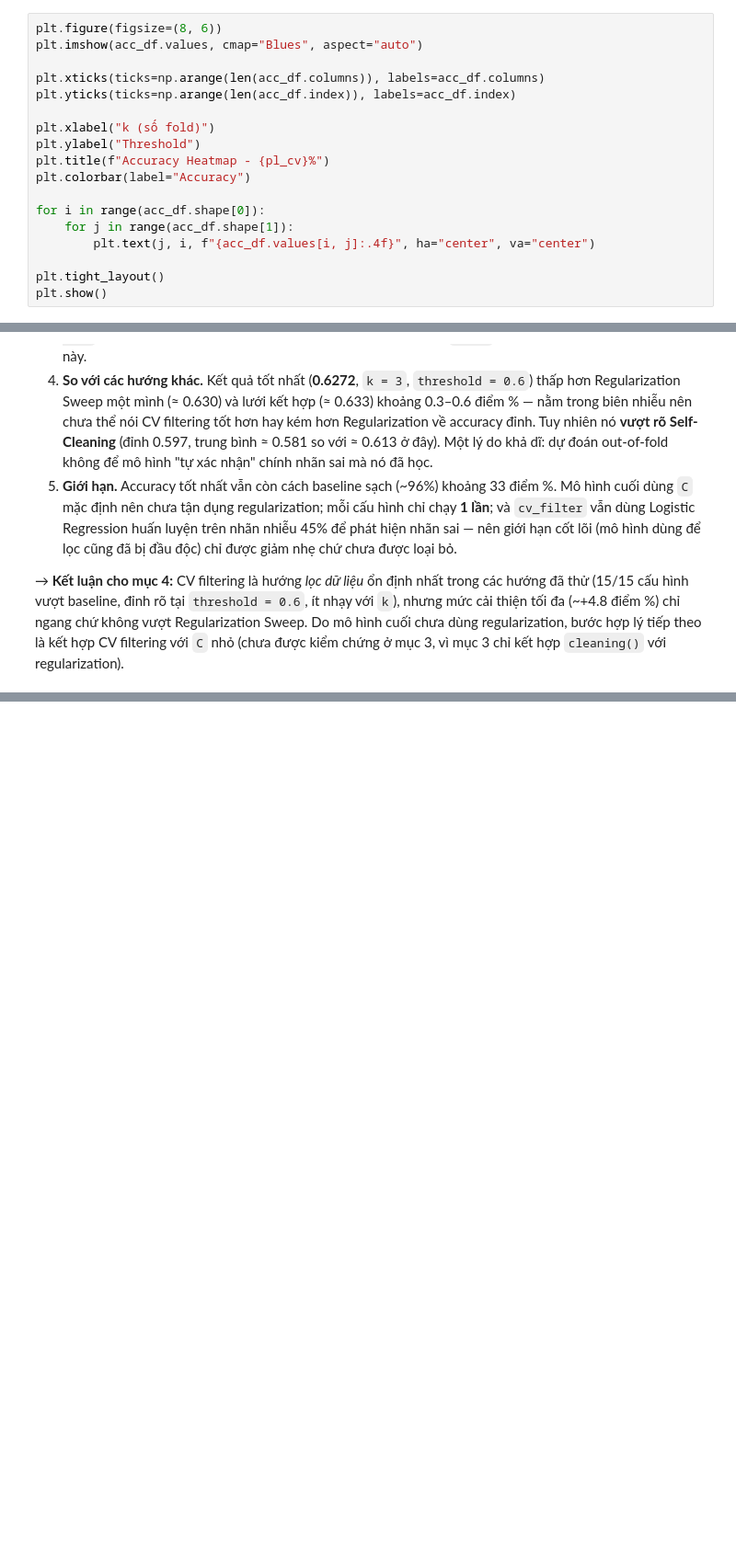
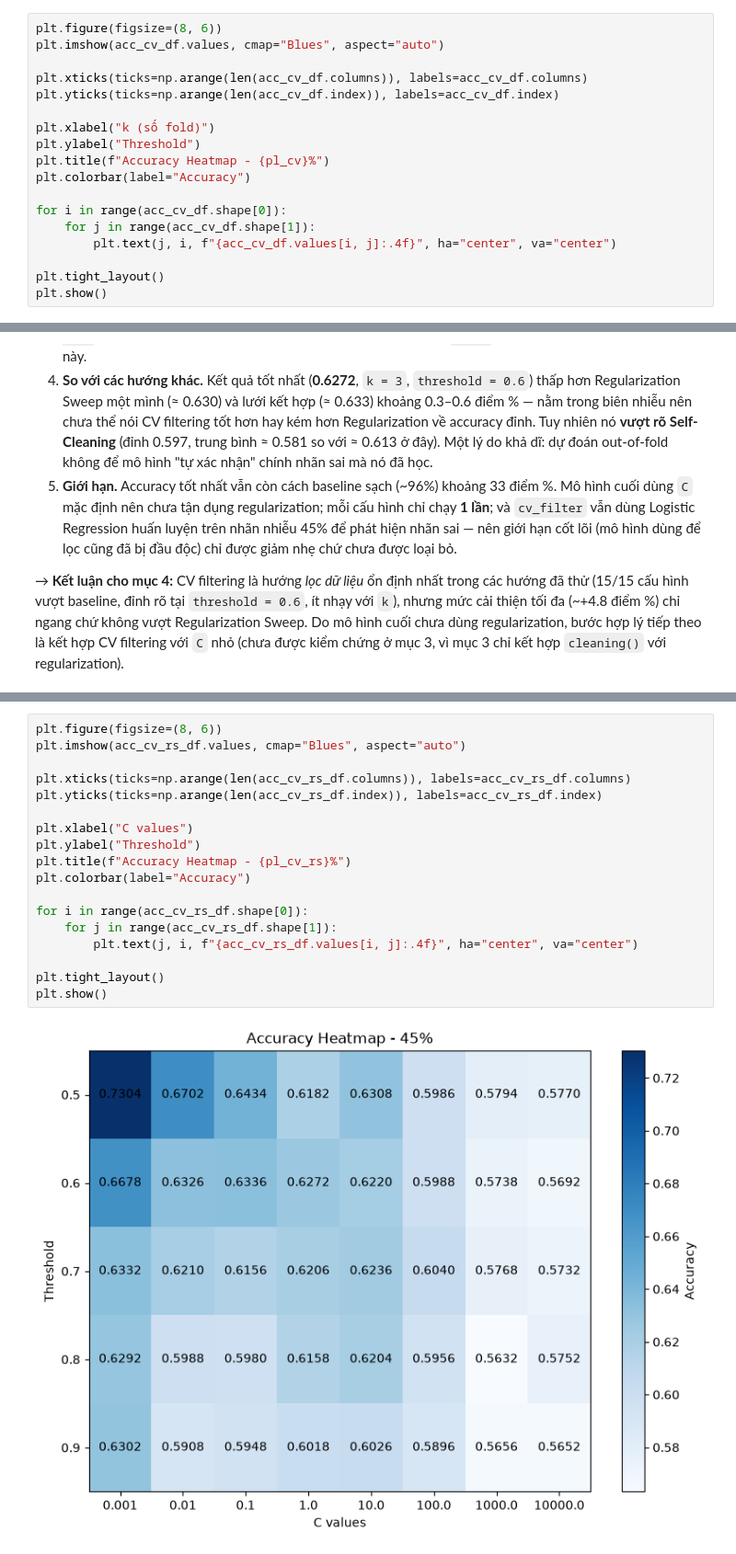
Before and after one commit to MeoMuop3727/label-flipping-project, a Jupyter notebook: notebooks/03-resolve-problems.ipynb, the cells around one changed output, grey strips where cells are left out. Shown at 92% size. Cells and saved outputs as stored; diff of their text form; blank space fills up the shorter version.

```diff
--- a/notebooks/03-resolve-problems.ipynb
+++ b/notebooks/03-resolve-problems.ipynb
@@ -444,19 +444,19 @@ plt.show()
 #### 4.2.2. Heatmap
 # %%
 plt.figure(figsize=(8, 6))
-plt.imshow(acc_df.values, cmap="Blues", aspect="auto")
+plt.imshow(acc_cv_df.values, cmap="Blues", aspect="auto")
 
-plt.xticks(ticks=np.arange(len(acc_df.columns)), labels=acc_df.columns)
-plt.yticks(ticks=np.arange(len(acc_df.index)), labels=acc_df.index)
+plt.xticks(ticks=np.arange(len(acc_cv_df.columns)), labels=acc_cv_df.columns)
+plt.yticks(ticks=np.arange(len(acc_cv_df.index)), labels=acc_cv_df.index)
 
 plt.xlabel("k (số fold)")
 plt.ylabel("Threshold")
 plt.title(f"Accuracy Heatmap - {pl_cv}%")
 plt.colorbar(label="Accuracy")
 
-for i in range(acc_df.shape[0]):
-    for j in range(acc_df.shape[1]):
-        plt.text(j, i, f"{acc_df.values[i, j]:.4f}", ha="center", va="center")
+for i in range(acc_cv_df.shape[0]):
+    for j in range(acc_cv_df.shape[1]):
+        plt.text(j, i, f"{acc_cv_df.values[i, j]:.4f}", ha="center", va="center")
 
 plt.tight_layout()
 plt.show()
@@ -487,0 +573,20 @@ plt.show()
+# %%
+plt.figure(figsize=(8, 6))
+plt.imshow(acc_cv_rs_df.values, cmap="Blues", aspect="auto")
+
+plt.xticks(ticks=np.arange(len(acc_cv_rs_df.columns)), labels=acc_cv_rs_df.columns)
+plt.yticks(ticks=np.arange(len(acc_cv_rs_df.index)), labels=acc_cv_rs_df.index)
+
+plt.xlabel("C values")
+plt.ylabel("Threshold")
+plt.title(f"Accuracy Heatmap - {pl_cv_rs}%")
+plt.colorbar(label="Accuracy")
+
+for i in range(acc_cv_rs_df.shape[0]):
+    for j in range(acc_cv_rs_df.shape[1]):
+        plt.text(j, i, f"{acc_cv_rs_df.values[i, j]:.4f}", ha="center", va="center")
+
+plt.tight_layout()
+plt.show()
+# %% [output]
+[figure, added]
```
Also changed, not shown: parts of 15 cells of this notebook, 2 other files.
